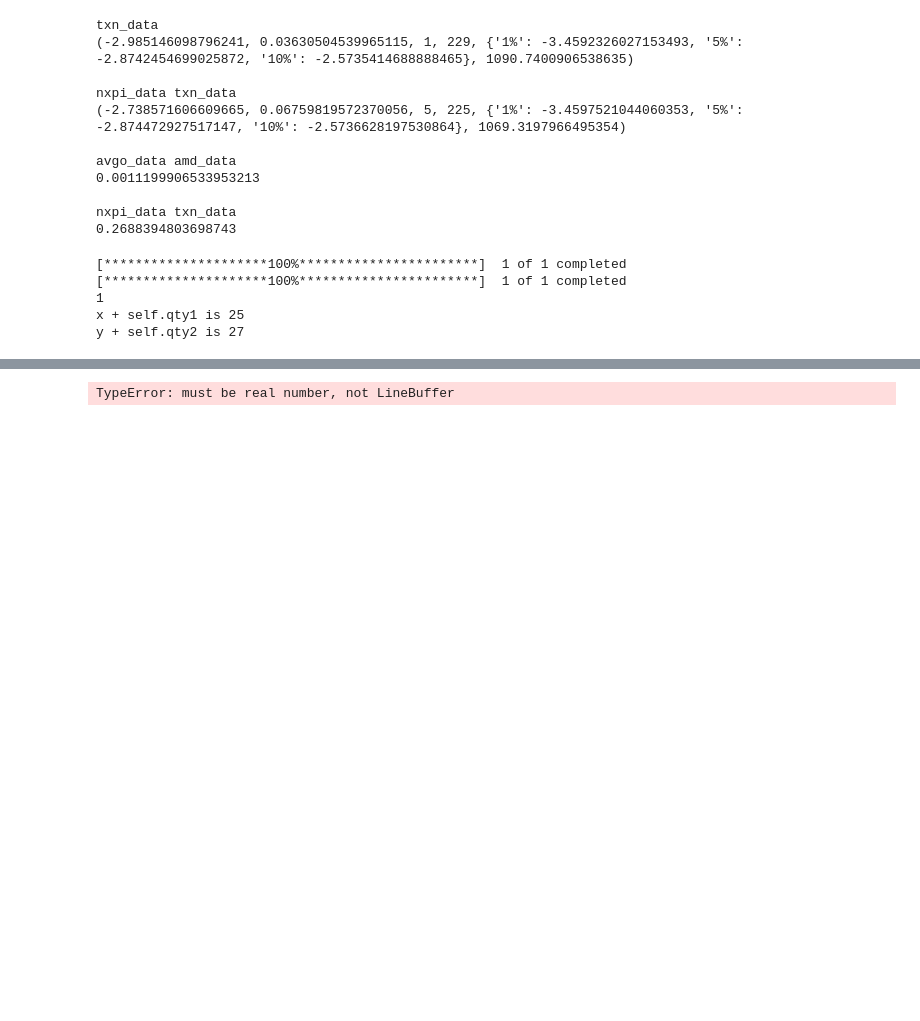
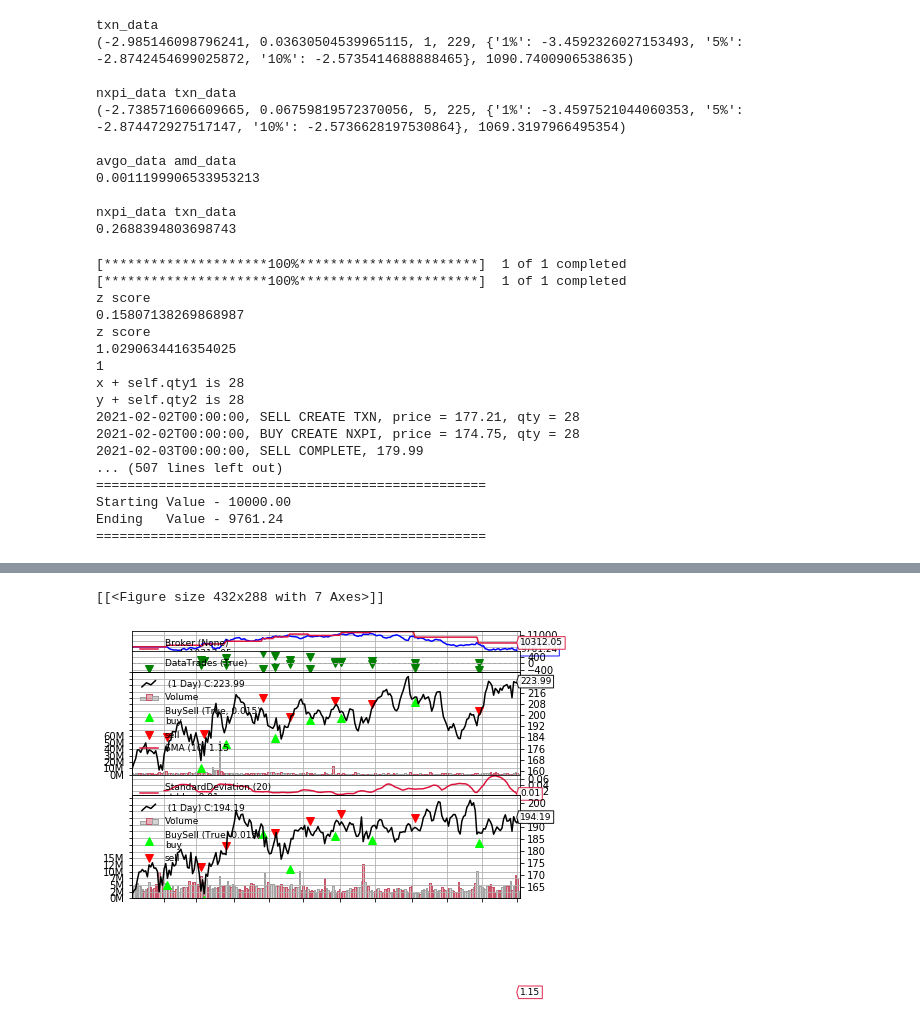
Before and after one commit to Wichaelian/CQFFall2021, a Jupyter notebook: Alpha.ipynb, the cells around one changed output, grey strips where cells are left out. Saved outputs shown, nothing was run; the diff lists cells and outputs as text; code cells hidden in the pictures; blank space fills up the shorter version.

```diff
--- a/Alpha.ipynb
+++ b/Alpha.ipynb
@@ -150,15 +150,17 @@ class TXN_NXPI(bt.Strategy):
         self.portfolio_value = self.params.portfolio_value
 
         ratio = self.data0.close / self.data1.close
-        mean = bt.ind.SMA(ratio)
+        mean = bt.ind.SMA(ratio, period=20)
         self.z_score = (ratio - mean) / bt.ind.StandardDeviation(ratio)
 
 
     def next(self):
+        print("z score")
+        print(self.z_score[0])
         if self.orderid != False:
             return  # if an order is active, no new orders are allowed
 
-        if (self.z_score > 1) and (self.status != 1):
+        if (self.z_score[0] > 1) and (self.status != 1):
             print("1")
 
             # Calculating the number of shares for each stock
@@ -182,7 +184,7 @@ class TXN_NXPI(bt.Strategy):
 
             # Step 3: Check conditions for LONG & place the order
             # Checking the condition for LONG
-        elif (self.z_score < -1) and (self.status != 2):
+        elif (self.z_score[0] < -1) and (self.status != 2):
             print("2")
 
             # Calculating the number of shares for each stock
@@ -195,7 +197,7 @@ class TXN_NXPI(bt.Strategy):
             # Place the order
             self.log('BUY CREATE %s, price = %.2f, qty = %d' % ("PEP", self.data0.close[0], x + self.qty1))
             self.buy(data=self.data0, size=(x + self.qty1))  # Place an order for buying x + qty1 shares
-            self.log('SELL CREATE %s, price = %.2f, qty = %d' % ("KO", self.data1.close[], y + self.qty2))
+            self.log('SELL CREATE %s, price = %.2f, qty = %d' % ("KO", self.data1.close[0], y + self.qty2))
             self.sell(data=self.data1, size=(y + self.qty2))  # Place an order for selling y + qty2 shares
 
             # Updating the counters with new value
@@ -207,11 +209,11 @@ class TXN_NXPI(bt.Strategy):
             # Step 4: Check conditions for No Trade
             # If the z-score is within the two bounds, close all
 
-        elif (self.zscore < 1 and self.zscore > -1):
-            self.log('CLOSE LONG %s, price = %.2f' % ("NXPI", self.data0.close[0]))
-            self.close(self.data0)
-            self.log('CLOSE LONG %s, price = %.2f' % ("TXN", self.data1.close[0]))
-            self.close(self.data1)
+#         elif (self.z_score[0] < 1 and self.z_score[0] > -1):
+#             self.log('CLOSE LONG %s, price = %.2f' % ("NXPI", self.data0.close[0]))
+#             self.close(self.data0)
+#             self.log('CLOSE LONG %s, price = %.2f' % ("TXN", self.data1.close[0]))
+#             self.close(self.data1)
 
 
 
@@ -241,6 +243,18 @@ cerebro.plot()
 # %% [output]
 [*********************100%***********************]  1 of 1 completed
 [*********************100%***********************]  1 of 1 completed
+z score
+0.15807138269868987
+z score
+1.0290634416354025
 1
-x + self.qty1 is 25
-y + self.qty2 is 27
+x + self.qty1 is 28
+y + self.qty2 is 28
+2021-02-02T00:00:00, SELL CREATE TXN, price = 177.21, qty = 28
+2021-02-02T00:00:00, BUY CREATE NXPI, price = 174.75, qty = 28
+2021-02-03T00:00:00, SELL COMPLETE, 179.99
+... (507 lines left out)
+==================================================
+Starting Value - 10000.00
+Ending   Value - 9761.24
+==================================================
@@ -247 +263,2 @@ y + self.qty2 is 27
-TypeError: must be real number, not LineBuffer
+[[<Figure size 432x288 with 7 Axes>]]
+[figure, added]
```
Also changed, not shown: parts of 1 cell of this notebook.
